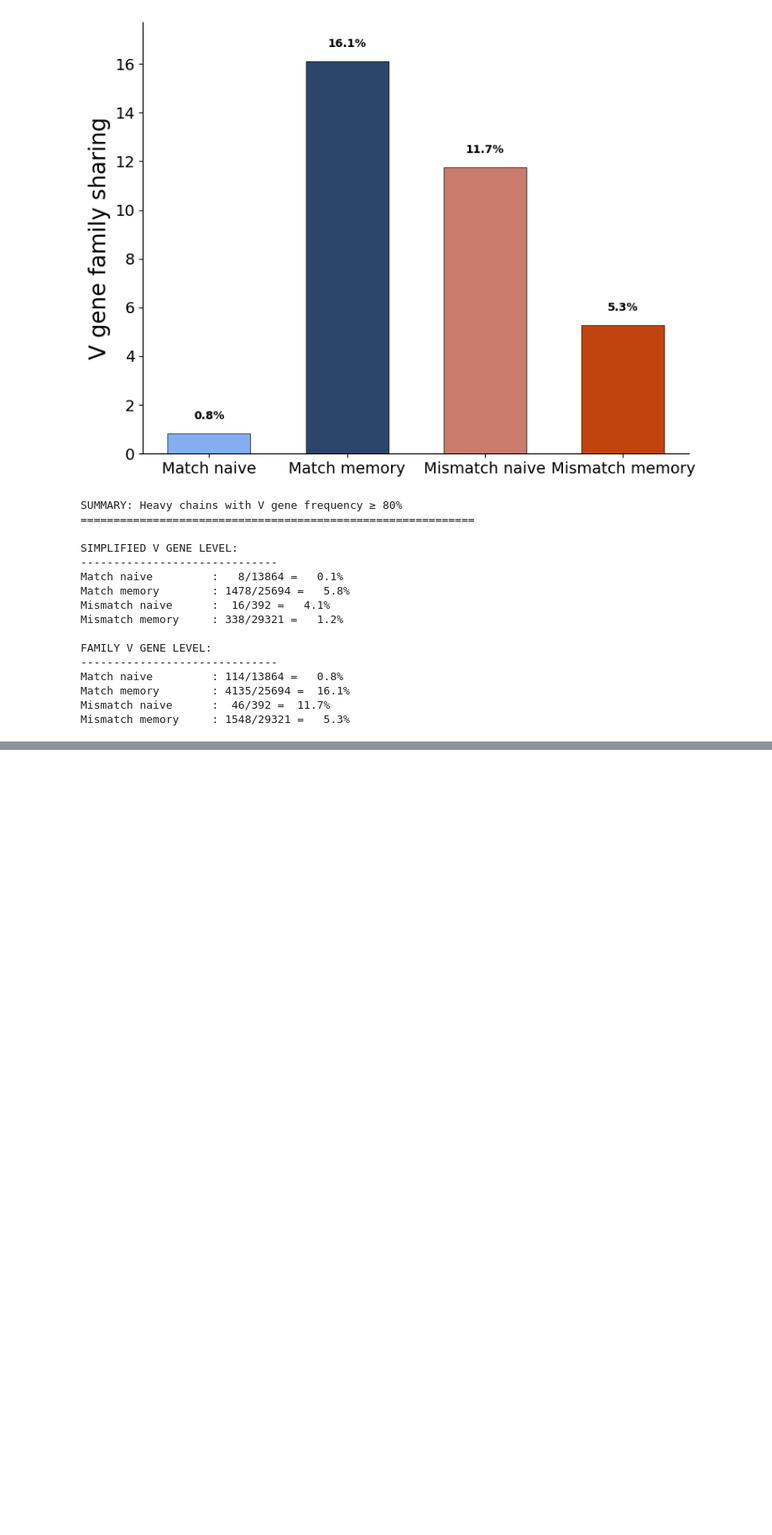
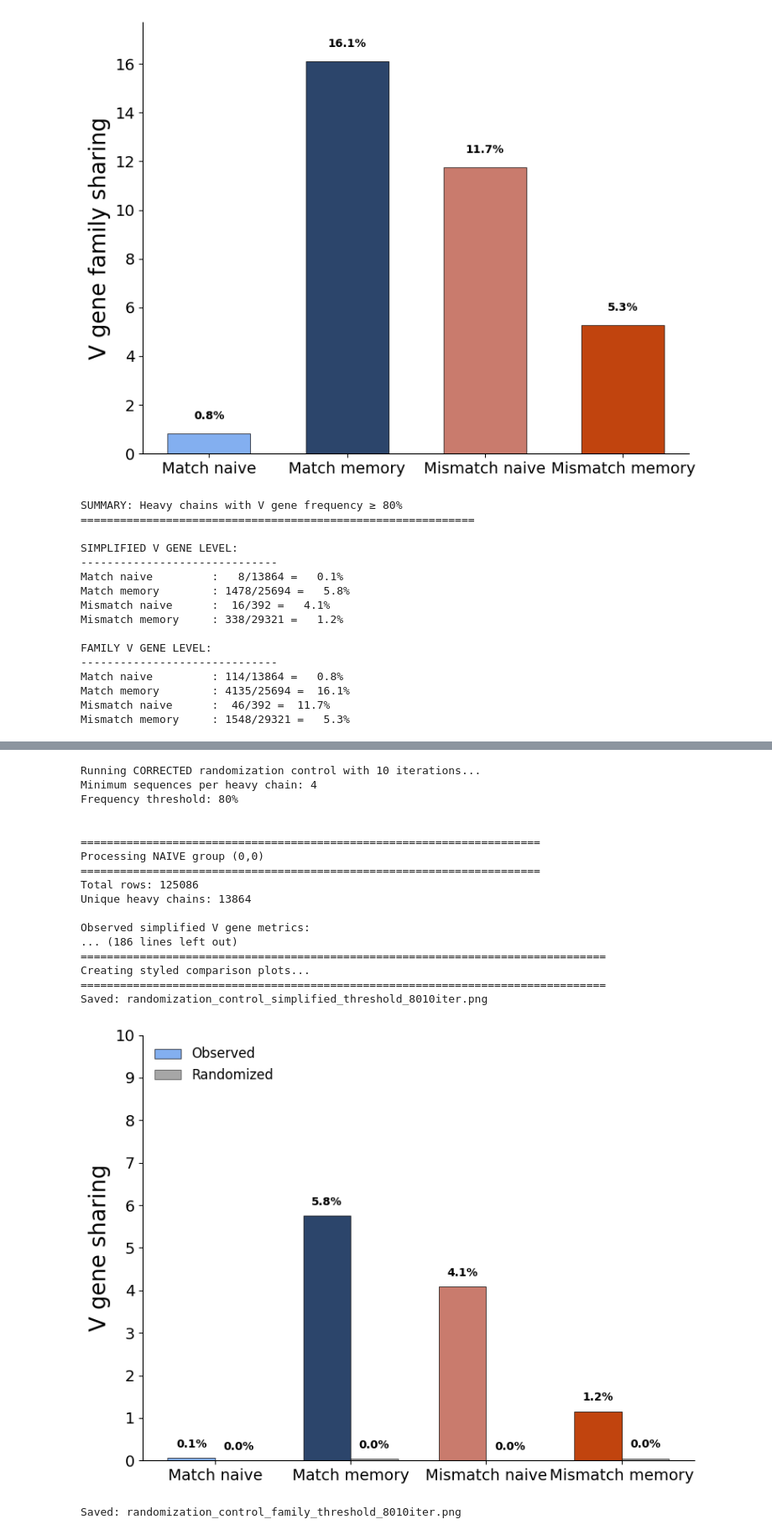
Before and after one commit to ibmm-unibe-ch/Heavy2Light, a Jupyter notebook: Heavy2Light/model_evaluation/v_gene_coherence_multiple_light_seqs.ipynb, the cells around one changed output, grey strips where cells are left out. Shown: that part at 84% size. Cells and saved outputs as stored; diff of their text form; code cells hidden in the pictures; blank space fills up the shorter version.

Commit message:
updated coherence analysis with randomization

```diff
--- a/Heavy2Light/model_evaluation/v_gene_coherence_multiple_light_seqs.ipynb
+++ b/Heavy2Light/model_evaluation/v_gene_coherence_multiple_light_seqs.ipynb
@@ -1222,0 +2074,51 @@ Mismatch memory     : 1548/29321 =   5.3%
+# %%
+# Run the CORRECTED randomization control analysis with STYLED visualizations
+# First make sure to run the test cell above to verify randomization is working!
+
+csv_file = '/ibmm_data2/oas_database/paired_lea_tmp/paired_model/BERT2GPT/multiple_light_seqs_from_single_heavy/full_test_set_multiple_light_seqs/full_eval_generate_multiple_light_seqs_203276_cls_predictions_merged_genes.csv'
+
+# Run with 1000 iterations (will take several minutes)
+randomization_results_corrected = run_randomization_control_corrected(
+    csv_file_path=csv_file,
+    n_iterations=10,  # Increase to 5000-10000 for final analysis if needed
+    min_sequences=4,
+    threshold=80,
+    random_seed=42
+)
+
+# Create visualizations with new styling
+# Optional: Add a suffix to distinguish different runs (e.g., '_1000iter', '_final', '_test')
+print("\n\n" + "="*80)
+print("Creating styled comparison plots...")
+print("="*80)
+visualize_randomization_results_styled(randomization_results_corrected, threshold=80, suffix='10iter')
+
+# Optionally create distribution plots (uncomment if needed)
+# print("\n\nCreating distribution plots...")
+# create_distribution_plots(randomization_results_corrected, threshold=80)
+
+# Save results to file
+import pickle
+with open('randomization_results_corrected_10iter.pkl', 'wb') as f:
+    pickle.dump(randomization_results_corrected, f)
+print("\nResults saved to: randomization_results_corrected_10iter.pkl")
+# %% [output]
+Running CORRECTED randomization control with 10 iterations...
+Minimum sequences per heavy chain: 4
+Frequency threshold: 80%
+
+
+======================================================================
+Processing NAIVE group (0,0)
+======================================================================
+Total rows: 125086
+Unique heavy chains: 13864
+
+Observed simplified V gene metrics:
+... (186 lines left out)
+================================================================================
+Creating styled comparison plots...
+================================================================================
+Saved: randomization_control_simplified_threshold_8010iter.png
+[figure, added]
+Saved: randomization_control_family_threshold_8010iter.png
```
Also changed, not shown: parts of 6 cells of this notebook.
